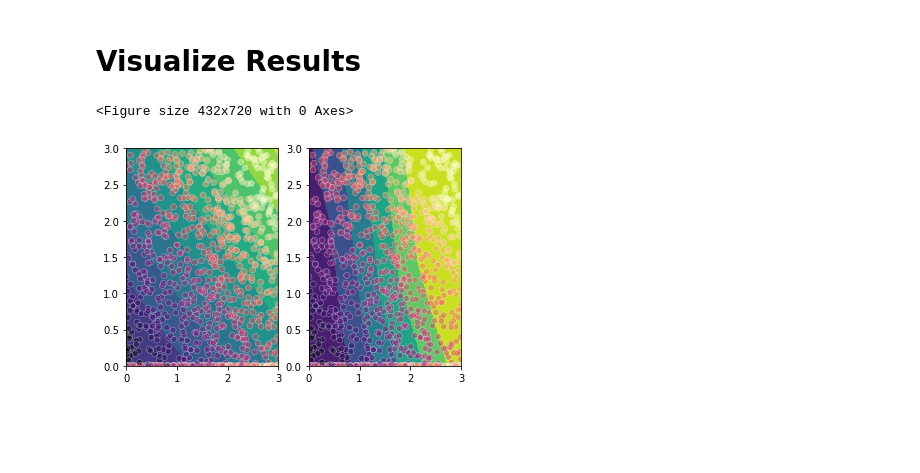
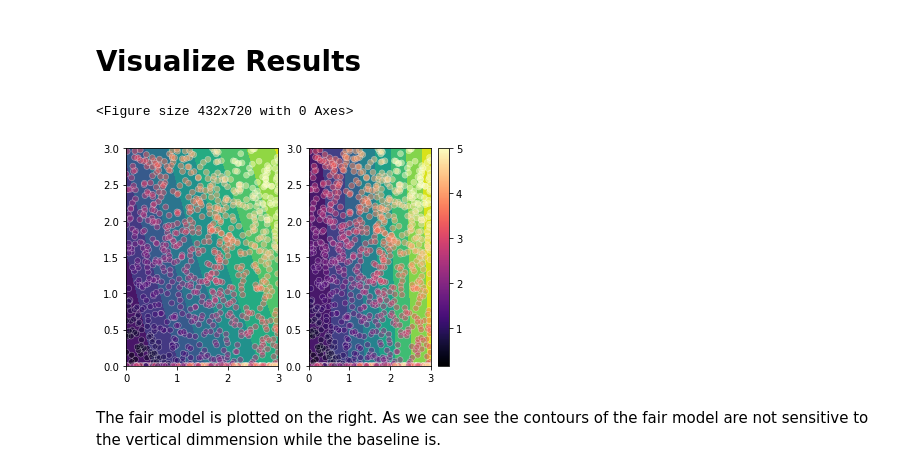
Before and after one commit to IBM/inFairness, a Jupyter notebook: examples/synthetic-data/synth_senstir_demo.ipynb, the cells around one changed output. Saved outputs shown, nothing was run; the diff lists cells and outputs as text; code cells hidden in the pictures; blank space fills up the shorter version.

```diff
--- a/examples/synthetic-data/synth_senstir_demo.ipynb
+++ b/examples/synthetic-data/synth_senstir_demo.ipynb
@@ -134,12 +134,12 @@ High rho to enforce fairness.
 # %%
 from inFairness.fairalgo import SenSTIR
 fairalgo1 = SenSTIR(
-    network=model1,
+    network=MultilayerPerceptron(),
     distance_q=distance_q,
     distance_y=distance_y,
-    rho=0.05,
-    eps=1.0,
-    auditor_nsteps=100,
+    rho=0.01,
+    eps=0.025,
+    auditor_nsteps=20,
     auditor_lr=0.1,
     monte_carlo_samples_ndcg=20,
 )
@@ -168,8 +168,8 @@ baseline = SenSTIR(
     distance_y=distance_y,
     rho=0.0,
     eps=1.0,
-    auditor_nsteps=100,
-    auditor_lr=0.03,
+    auditor_nsteps=50,
+    auditor_lr=0.05,
     monte_carlo_samples_ndcg=20,
 )
 baseline.train()
@@ -230,42 +262,39 @@ range_y = np.linspace(0,3, num= 100).astype(np.float32)
 
 def get_predicted_scores(model):
     xx, yy = np.meshgrid(range_x, range_y, sparse=False)
     y_pred = []
 
     for i in range(100):
         x = xx[i].reshape(-1, 1)
         y = yy[i].reshape(-1, 1)
         x_test = np.hstack([x, y])
         y_pred.append(model(torch.Tensor(x_test)).detach().numpy()[:, 0])
 
     return y_pred
 
 def plot_contours_and_relevances(scores_pred, ax):
     scores_pred = np.array(scores_pred)
     ax.contourf(range_x, range_y, scores_pred)
     data_x = np.array(all_data['Q'])
     points = sns.scatterplot(x=data_x[:,0], y=data_x[:,1], c=all_data['relevances'],
                              cmap='magma', ax=ax, alpha=0.5)
 
 fig = plt.figure(figsize = (6,10))
 fig, (ax1,ax2) = plt.subplots(1,2)
 scores = get_predicted_scores(baselinemodel)
 plot_contours_and_relevances(scores,ax1)
-ax2 = plt.subplot(1,2,2)
 scores = get_predicted_scores(fairmodel)
 plot_contours_and_relevances(scores,ax2)
 
 
-# y_pred = np.array(y_pred)
-# fig = plt.figure(figsize = (6,8))
-# plt.contourf(range_x, range_y, y_pred)
-# data_x = np.array(all_data['Q'])
-# points = sns.scatterplot(x=data_x[:,0], y=data_x[:,1], c=all_data['relevances'], cmap='magma')
-# cmap = plt.get_cmap("magma")
-# norm = plt.Normalize(all_data['relevances'].min(),all_data['relevances'].max())
-# sm =  ScalarMappable(norm=norm, cmap=cmap)
-# sm.set_array([])
-# cbar = fig.colorbar(sm)
+# color bar denoting relevance
+cmap = plt.get_cmap("magma")
+norm = plt.Normalize(all_data['relevances'].min(),all_data['relevances'].max())
+sm =  ScalarMappable(norm=norm, cmap=cmap)
+sm.set_array([])
+cbar = fig.colorbar(sm)
 # %% [output]
 <Figure size 432x720 with 0 Axes>
-[figure, old version]
+[figure, new version]
+# %% [markdown]
+The fair model is plotted on the right. As we can see the contours of the fair model are not sensitive to the vertical dimmension while the baseline is.
```
Also changed, not shown: parts of 5 cells of this notebook, 2 other files.
